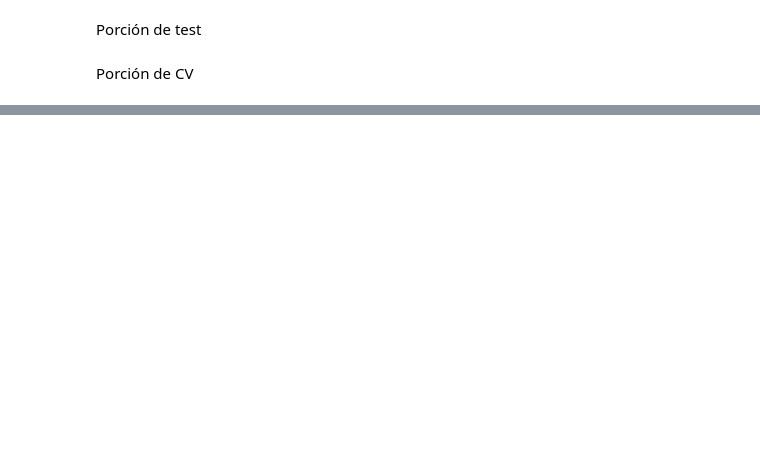
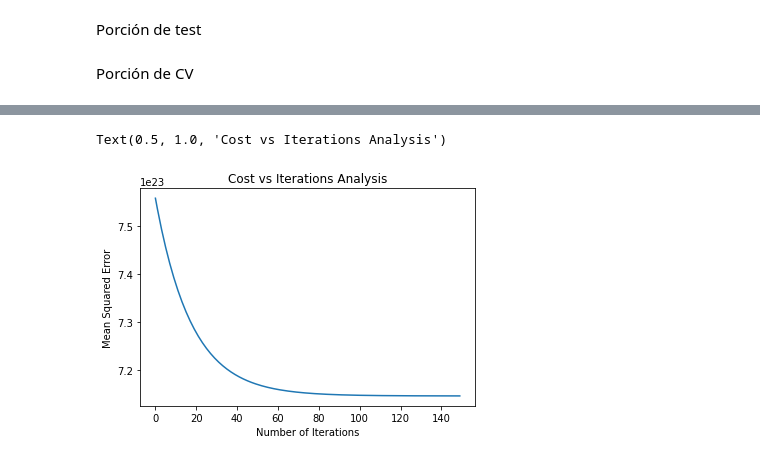
Before and after one commit to LinddM/eml-lab4, a Jupyter notebook: Lab4.ipynb, the cells around one changed output, grey strips where cells are left out. Cells and saved outputs as stored; diff of their text form; code cells hidden in the pictures; blank space fills up the shorter version.

```diff
--- a/Lab4.ipynb
+++ b/Lab4.ipynb
@@ -68,7 +81,7 @@ y_train = y[:r1]
 Valores para manipular en el descenso del gradiente
 # %%
 v1 = (0.0000001, 0.01)
-v2 = (0.0000000001, 0.0001)
+v2 = (0.000000000000001, 0.001)
 # %% [markdown]
 Probar con distintos valores
 # %%
@@ -80,8 +93,8 @@ r_theta, costs, thetas = gradient_descent(
     threshold=v1[1]
 )
 # %%
-r_theta, costs, thetas = gradient_descent(
-    X_train, y_train, theta_0,
+r_theta_tr2, costs_tr2, thetas_tr2 = gradient_descent(
+    X_train2, y_train2, theta_0,
     linear_cost,
     linear_cost_gradient,
     learning_rate=v2[0],
@@ -171,0 +199,8 @@ r_theta, costs, thetas = gradient_descent(
+# %%
+plt.plot(costs_tr2[:150])
+plt.xlabel('Number of Iterations')
+plt.ylabel('Mean Squared Error')
+plt.title('Cost vs Iterations Analysis')
+# %% [output]
+Text(0.5, 1.0, 'Cost vs Iterations Analysis')
+[figure, added]
```
Also changed, not shown: parts of 19 cells of this notebook.
